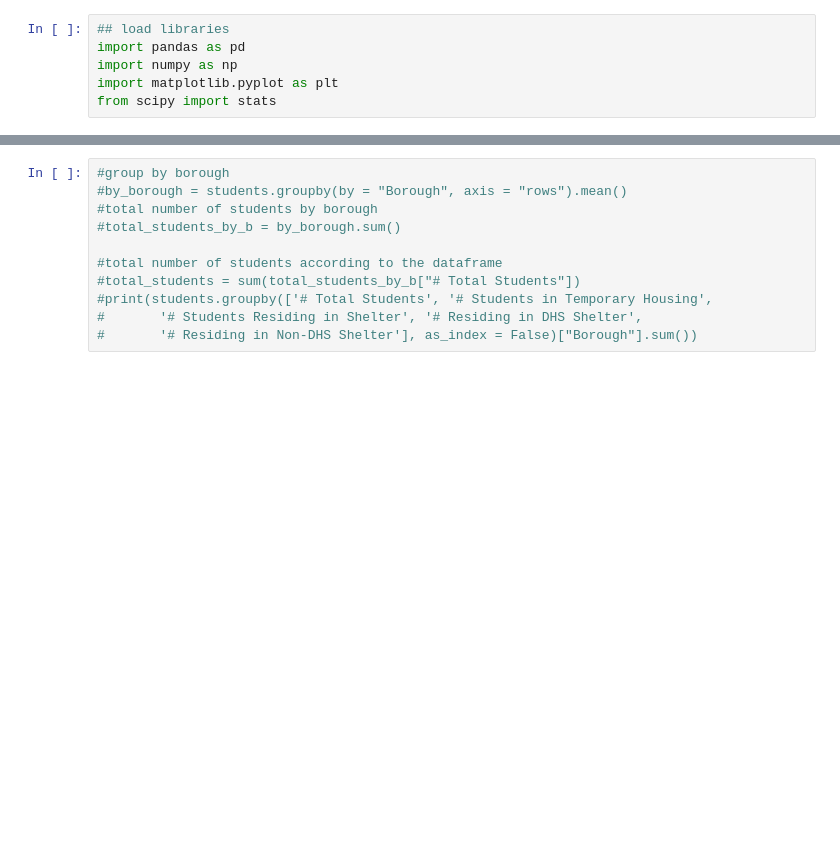
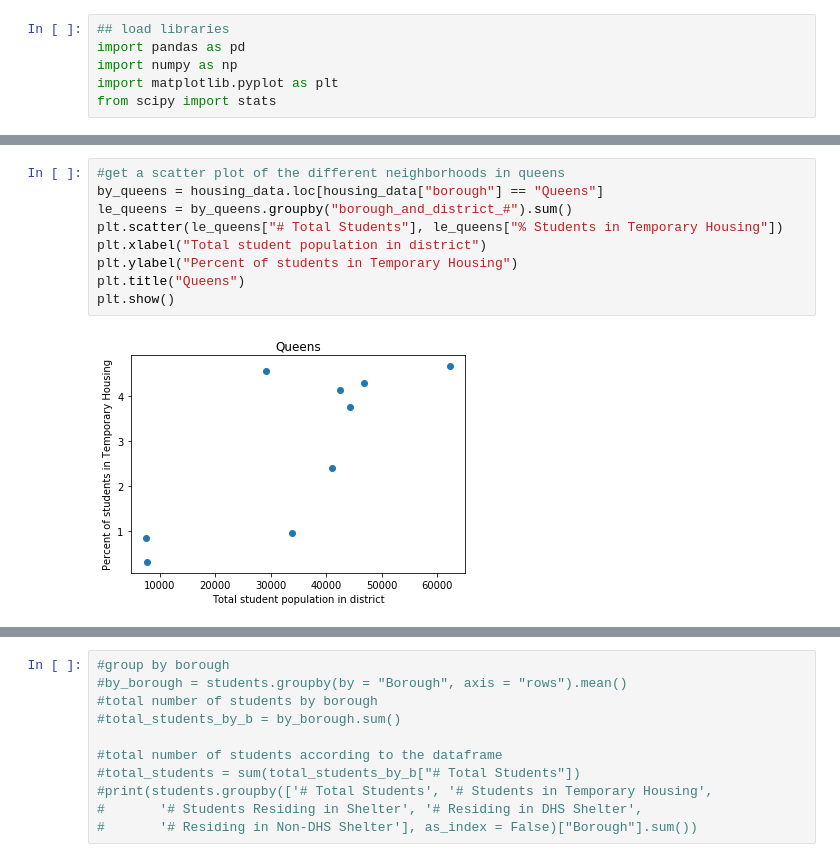
Before and after one commit to cailtyn-caj96/info-2950, a Jupyter notebook: Hopefully the one to submit.ipynb, the cells around one changed output, grey strips where cells are left out. Saved outputs shown, nothing was run; the diff lists cells and outputs as text; blank space fills up the shorter version.

```diff
--- a/Hopefully the one to submit.ipynb
+++ b/Hopefully the one to submit.ipynb
@@ -85,0 +205,11 @@ dtype: object
+# %%
+#get a scatter plot of the different neighborhoods in queens
+by_queens = housing_data.loc[housing_data["borough"] == "Queens"]
+le_queens = by_queens.groupby("borough_and_district_#").sum()
+plt.scatter(le_queens["# Total Students"], le_queens["% Students in Temporary Housing"])
+plt.xlabel("Total student population in district")
+plt.ylabel("Percent of students in Temporary Housing")
+plt.title("Queens")
+plt.show()
+# %% [output]
+[figure, added]
```
Also changed, not shown: parts of 24 cells of this notebook.
